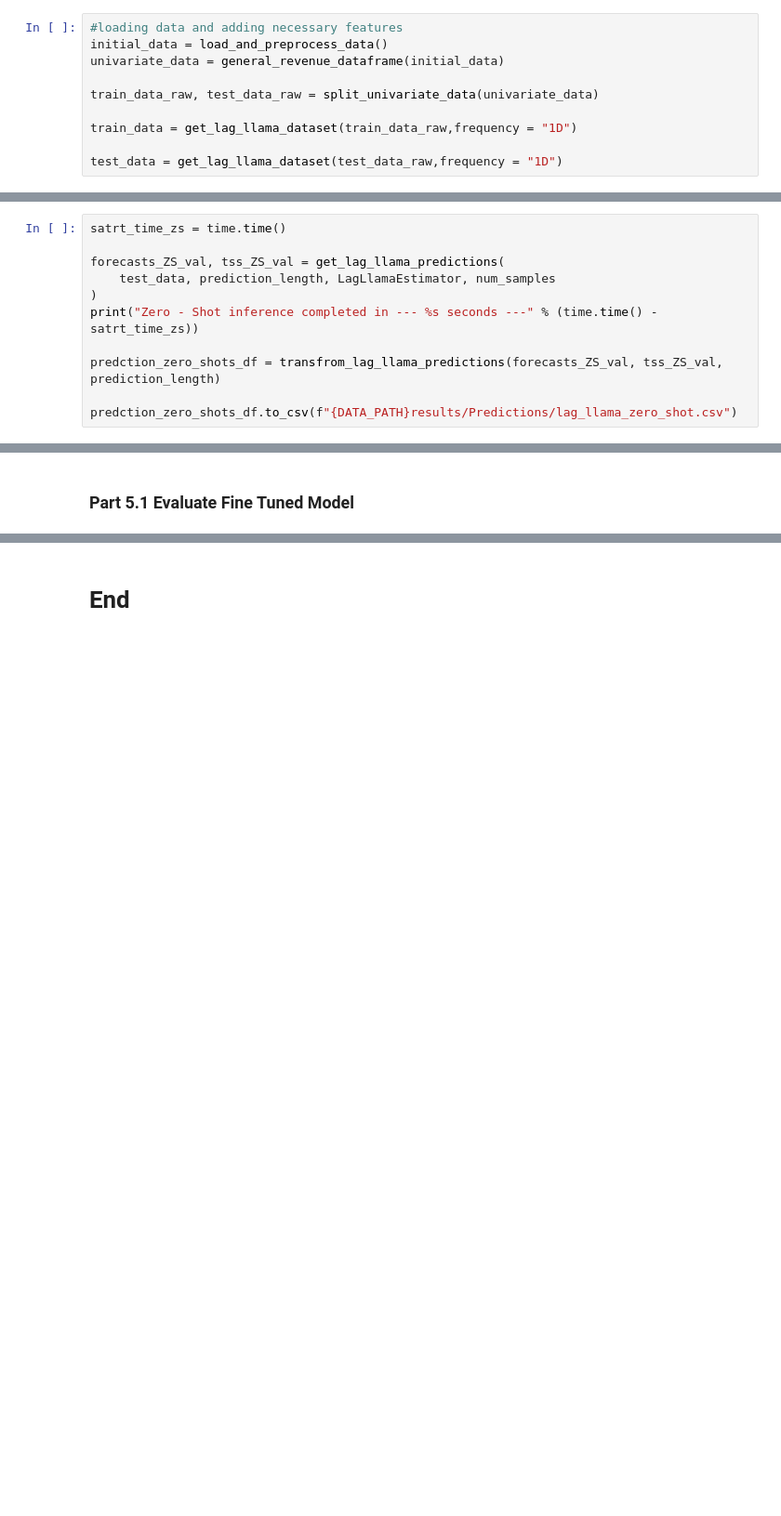
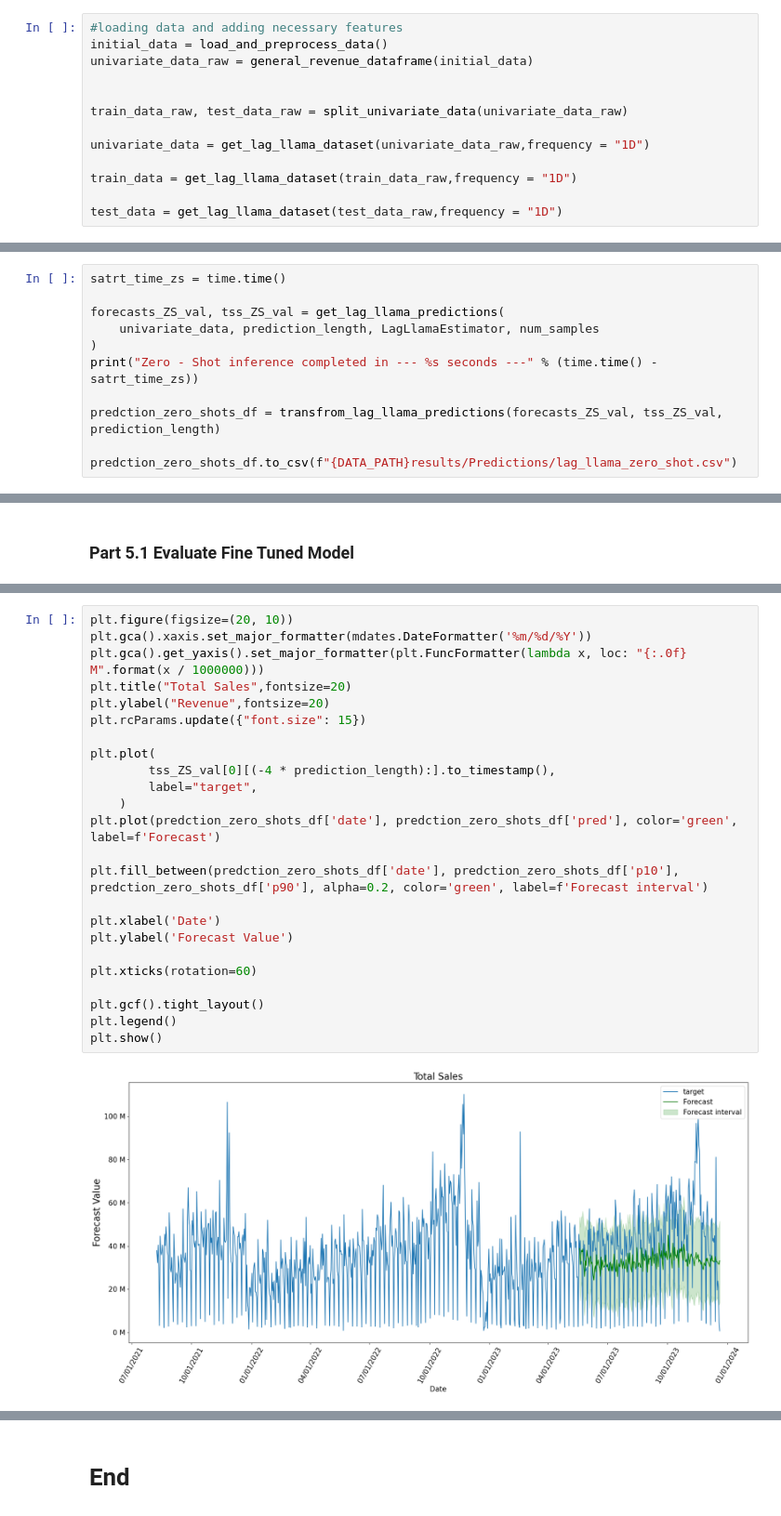
Before and after one commit to nairabarseghyan/Capstone, a Jupyter notebook: src/lag_llama_inference.ipynb, the cells around one changed output, grey strips where cells are left out. Shown at 93% size. Cells and saved outputs as stored; diff of their text form; blank space fills up the shorter version.

Commit message:
lag-llama final

```diff
--- a/src/lag_llama_inference.ipynb
+++ b/src/lag_llama_inference.ipynb
@@ -38,9 +39,12 @@ from gluonts.evaluation import Evaluator, make_evaluation_predictions
 # %%
 #loading data and adding necessary features
 initial_data = load_and_preprocess_data()
-univariate_data = general_revenue_dataframe(initial_data)
+univariate_data_raw = general_revenue_dataframe(initial_data)
 
-train_data_raw, test_data_raw = split_univariate_data(univariate_data)
+
+train_data_raw, test_data_raw = split_univariate_data(univariate_data_raw)
+
+univariate_data = get_lag_llama_dataset(univariate_data_raw,frequency = "1D")
 
 train_data = get_lag_llama_dataset(train_data_raw,frequency = "1D")
 
@@ -68,7 +72,7 @@ with open(lag_llama_model_filename, 'rb') as f:
 satrt_time_zs = time.time()
 
 forecasts_ZS_val, tss_ZS_val = get_lag_llama_predictions(
-    test_data, prediction_length, LagLlamaEstimator, num_samples
+    univariate_data, prediction_length, LagLlamaEstimator, num_samples
 )
 print("Zero - Shot inference completed in --- %s seconds ---" % (time.time() - satrt_time_zs))
 
@@ -140,0 +141,26 @@ Validation Set: -4.413158429693536
+# %%
+plt.figure(figsize=(20, 10))
+plt.gca().xaxis.set_major_formatter(mdates.DateFormatter('%m/%d/%Y'))
+plt.gca().get_yaxis().set_major_formatter(plt.FuncFormatter(lambda x, loc: "{:.0f} M".format(x / 1000000)))
+plt.title("Total Sales",fontsize=20)
+plt.ylabel("Revenue",fontsize=20)
+plt.rcParams.update({"font.size": 15})
+
+plt.plot(
+        tss_ZS_val[0][(-4 * prediction_length):].to_timestamp(),
+        label="target",
+    )
+plt.plot(predction_zero_shots_df['date'], predction_zero_shots_df['pred'], color='green', label=f'Forecast')
+
+plt.fill_between(predction_zero_shots_df['date'], predction_zero_shots_df['p10'], predction_zero_shots_df['p90'], alpha=0.2, color='green', label=f'Forecast interval')
+
+plt.xlabel('Date')
+plt.ylabel('Forecast Value')
+
+plt.xticks(rotation=60)
+
+plt.gcf().tight_layout()
+plt.legend()
+plt.show()
+# %% [output]
+[figure, added]
```
Also changed, not shown: parts of 10 cells of this notebook, 6 other files.
